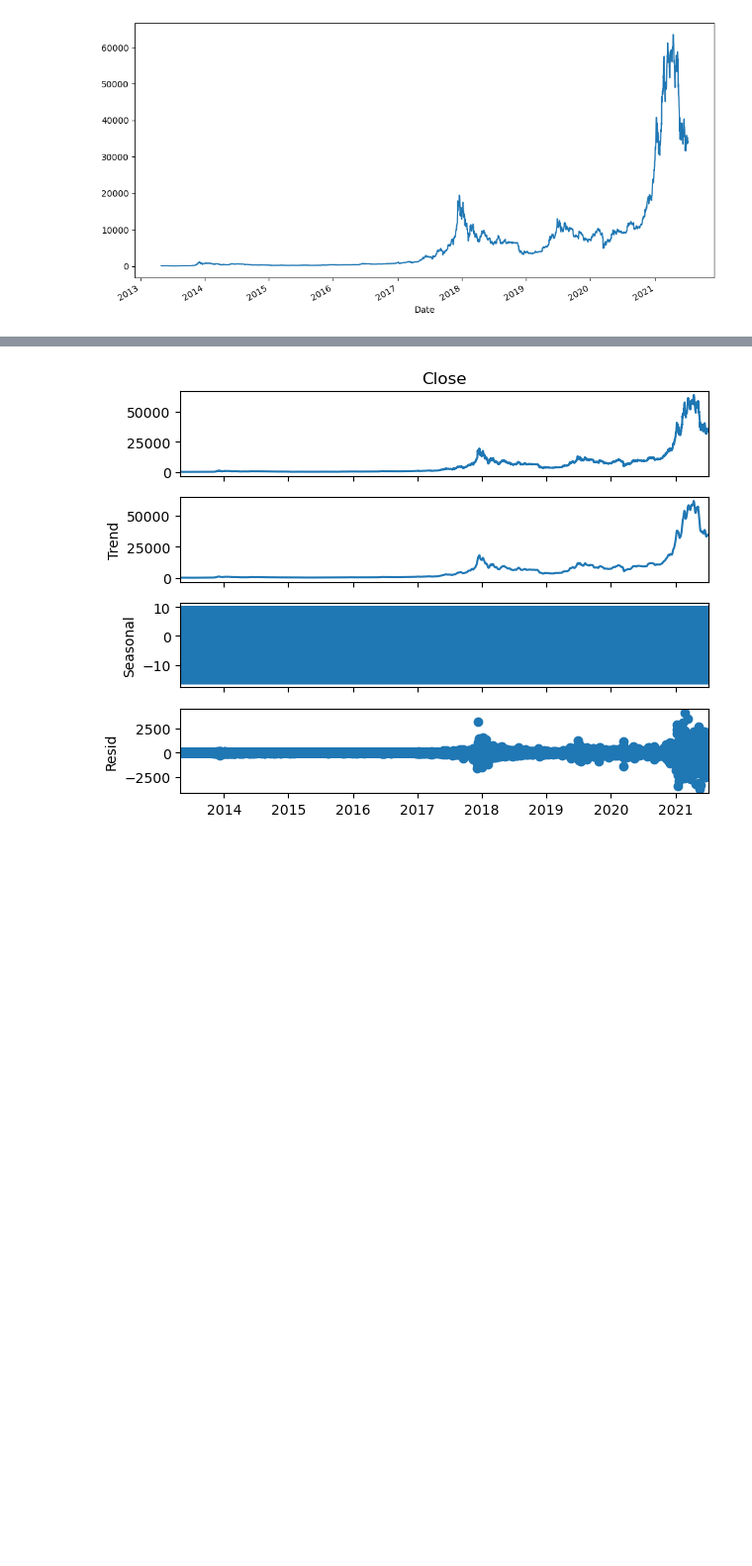
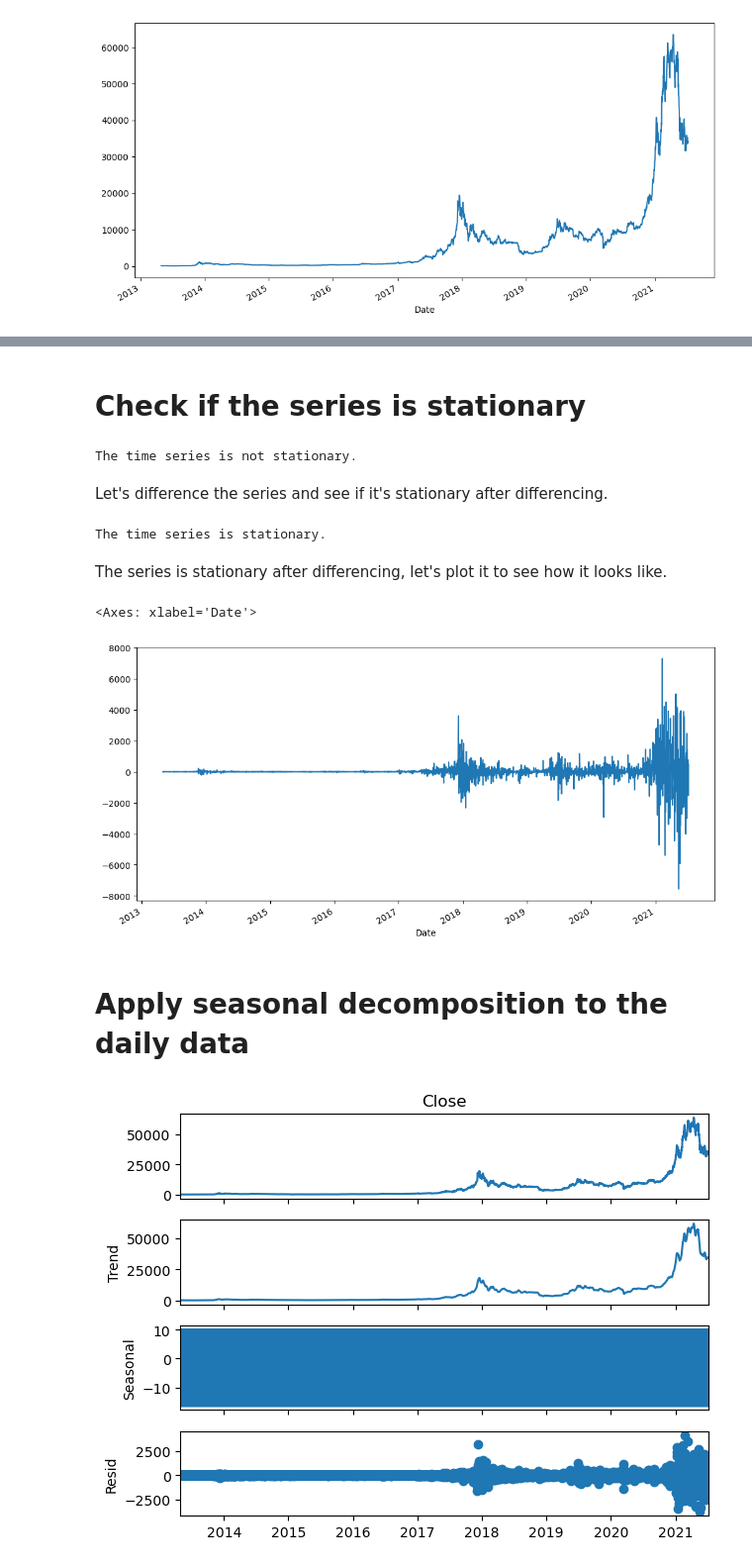
Before and after one commit to LethalDriver/Time-Series-Analysis-Lab, a Jupyter notebook: project_crypto_lags.ipynb, the cells around one changed output, grey strips where cells are left out. Shown at 99% size. Drawn from its saved outputs; the diff is of its cells as text; code cells hidden in the pictures; blank space fills up the shorter version.

```diff
--- a/project_crypto_lags.ipynb
+++ b/project_crypto_lags.ipynb
@@ -30,3 +36,42 @@ pacf = plot_pacf(bitcoin['Close'], lags=365)
+# %% [markdown]
+# Check if the series is stationary
+# %%
+from statsmodels.tsa.stattools import adfuller
+
+result = adfuller(bitcoin['Close'])
+
+p_value = result[1]
+
+if p_value < 0.05:
+    print("The time series is stationary.")
+else:
+    print("The time series is not stationary.")
+# %% [output]
+The time series is not stationary.
+# %% [markdown]
+Let's difference the series and see if it's stationary after differencing.
+# %%
+differenced_series = bitcoin['Close'].diff().dropna()
+
+result = adfuller(differenced_series)
+
+p_value = result[1]
+
+if p_value < 0.05:
+    print("The time series is stationary.")
+else:
+    print("The time series is not stationary.")
+# %% [output]
+The time series is stationary.
+# %% [markdown]
+The series is stationary after differencing, let's plot it to see how it looks like.
+# %%
+differenced_series.plot(figsize=(12, 6))
+# %% [output]
+<Axes: xlabel='Date'>
+[figure, added]
+# %% [markdown]
+# Apply seasonal decomposition to the daily data
 # %%
 from statsmodels.tsa.seasonal import seasonal_decompose
 
```
Also changed, not shown: parts of 71 cells of this notebook.
